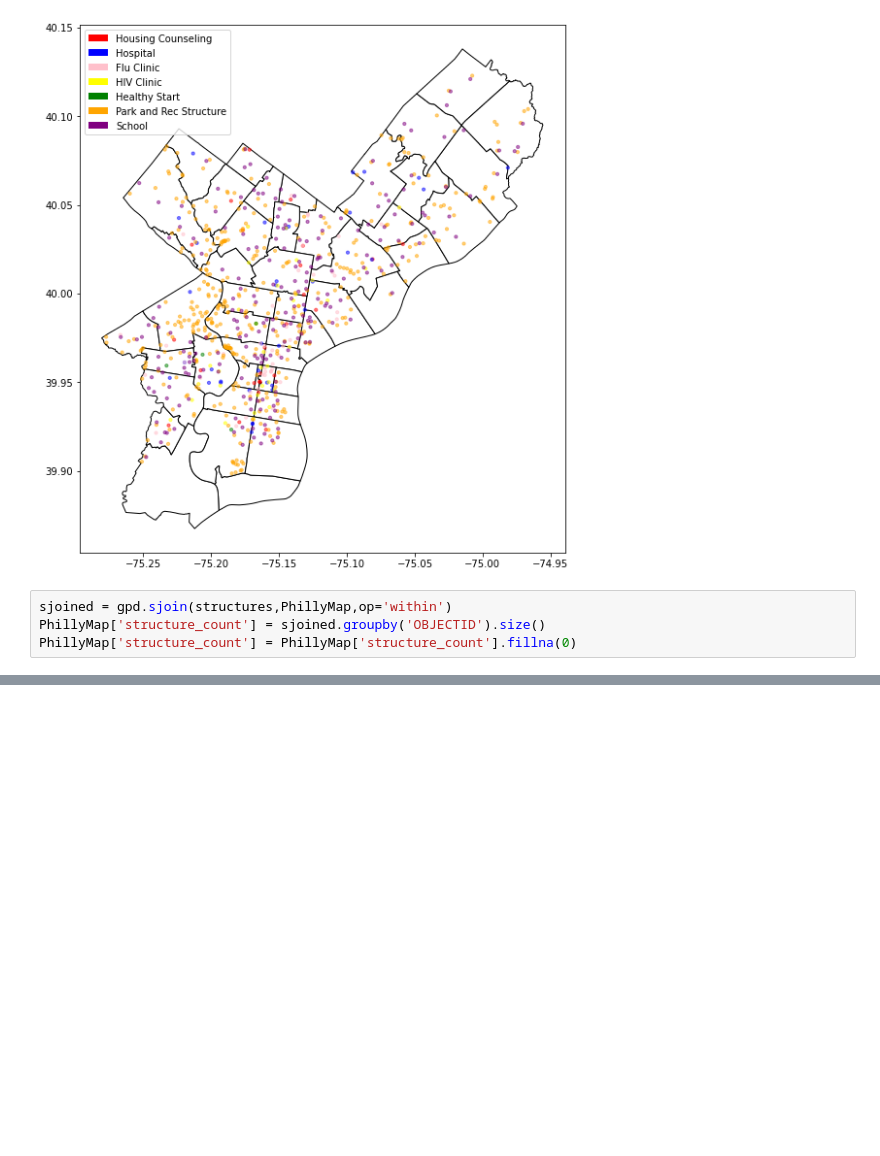
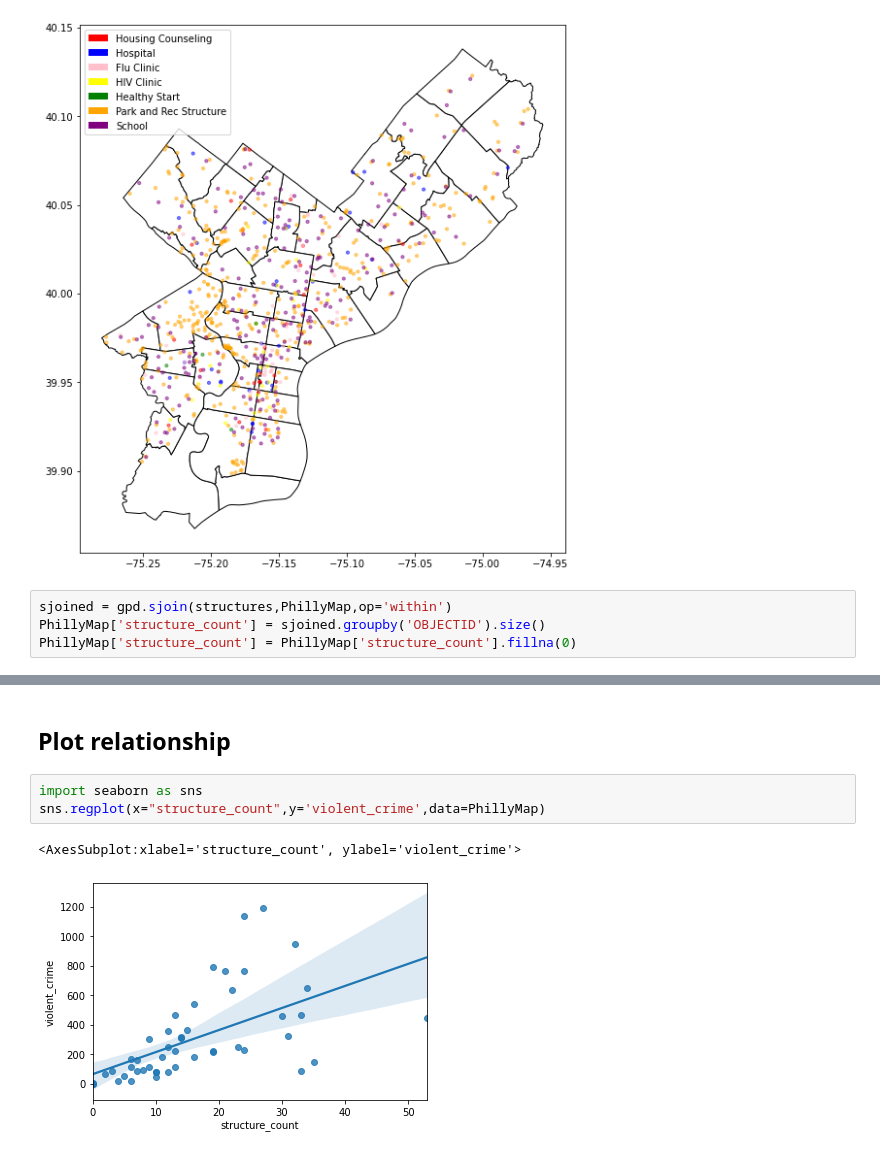
Before and after one commit to mbod/fundcarenotcops_apl, a Jupyter notebook: notebooks/Physical_Structure_Resources.ipynb, the cells around one changed output, grey strips where cells are left out. Saved outputs shown, nothing was run; the diff lists cells and outputs as text; blank space fills up the shorter version.

```diff
--- a/notebooks/Physical_Structure_Resources.ipynb
+++ b/notebooks/Physical_Structure_Resources.ipynb
@@ -109,0 +135,8 @@ ValueError: supplied range of [-inf, 1.724275869600789] is not finite
+# %% [markdown]
+## Plot relationship
+# %%
+import seaborn as sns
+sns.regplot(x="structure_count",y='violent_crime',data=PhillyMap)
+# %% [output]
+<AxesSubplot:xlabel='structure_count', ylabel='violent_crime'>
+[figure, added]
```
Also changed, not shown: parts of 18 cells of this notebook.
